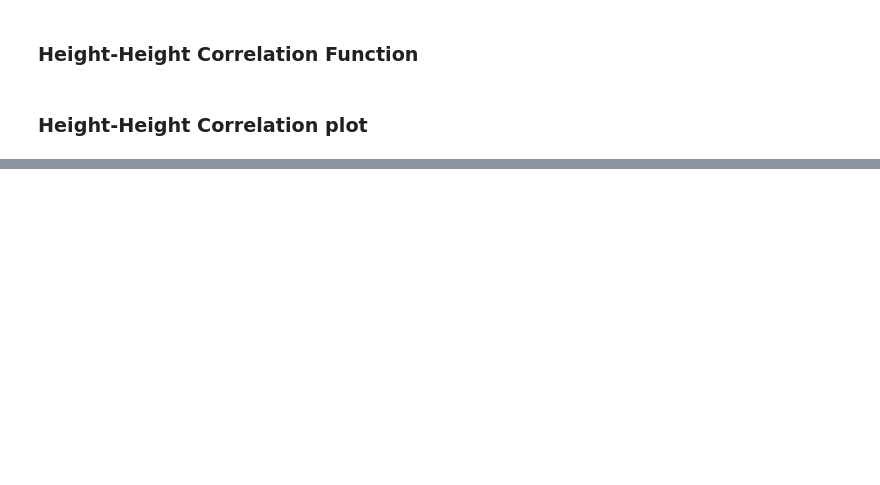
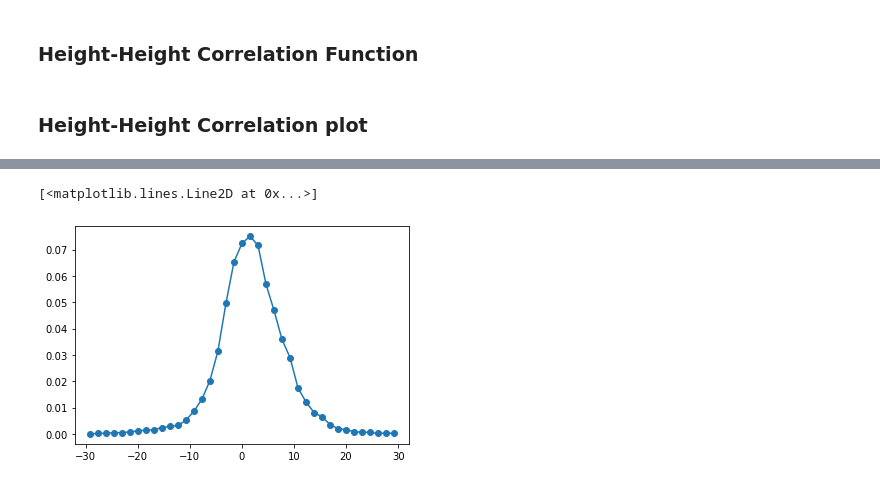
Before and after one commit to yenchihchen1995/Interfacial_Fluctuations, a Jupyter notebook: Interfacial_Fluctuations/Droplets_Experiment/Experiment.ipynb, the cells around one changed output, grey strips where cells are left out. Drawn from its saved outputs; the diff is of its cells as text; code cells hidden in the pictures; blank space fills up the shorter version.

```diff
--- a/Interfacial_Fluctuations/Droplets_Experiment/Experiment.ipynb
+++ b/Interfacial_Fluctuations/Droplets_Experiment/Experiment.ipynb
@@ -180,0 +217,7 @@ Number of particles 1490
+# %%
+hist, bins = np.histogram(h_total, bins = np.linspace(-30,30,40), density = True)
+xdata = bins[:-1] + (bins[1]-bins[0])/2
+plt.plot(xdata, hist, '-o')
+# %% [output]
+[<matplotlib.lines.Line2D at 0x...>]
+[figure, added]
```
Also changed, not shown: parts of 17 cells of this notebook.
